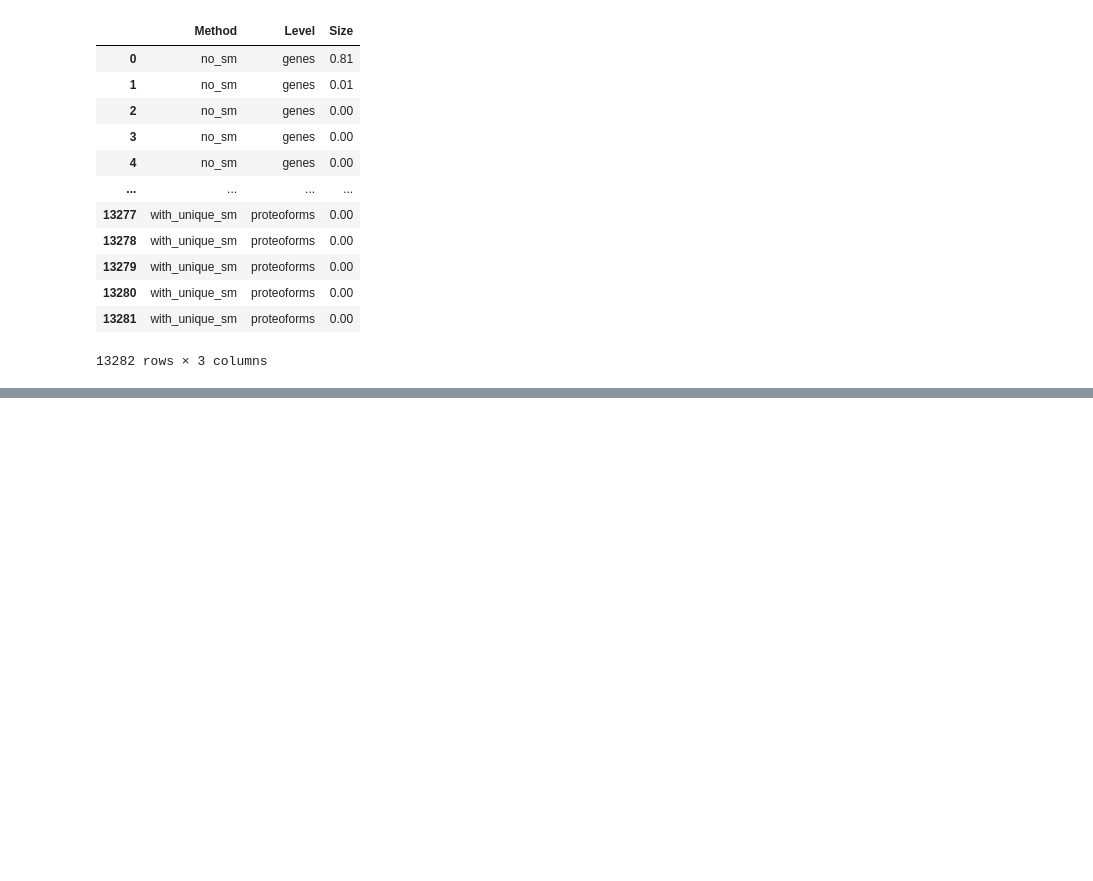
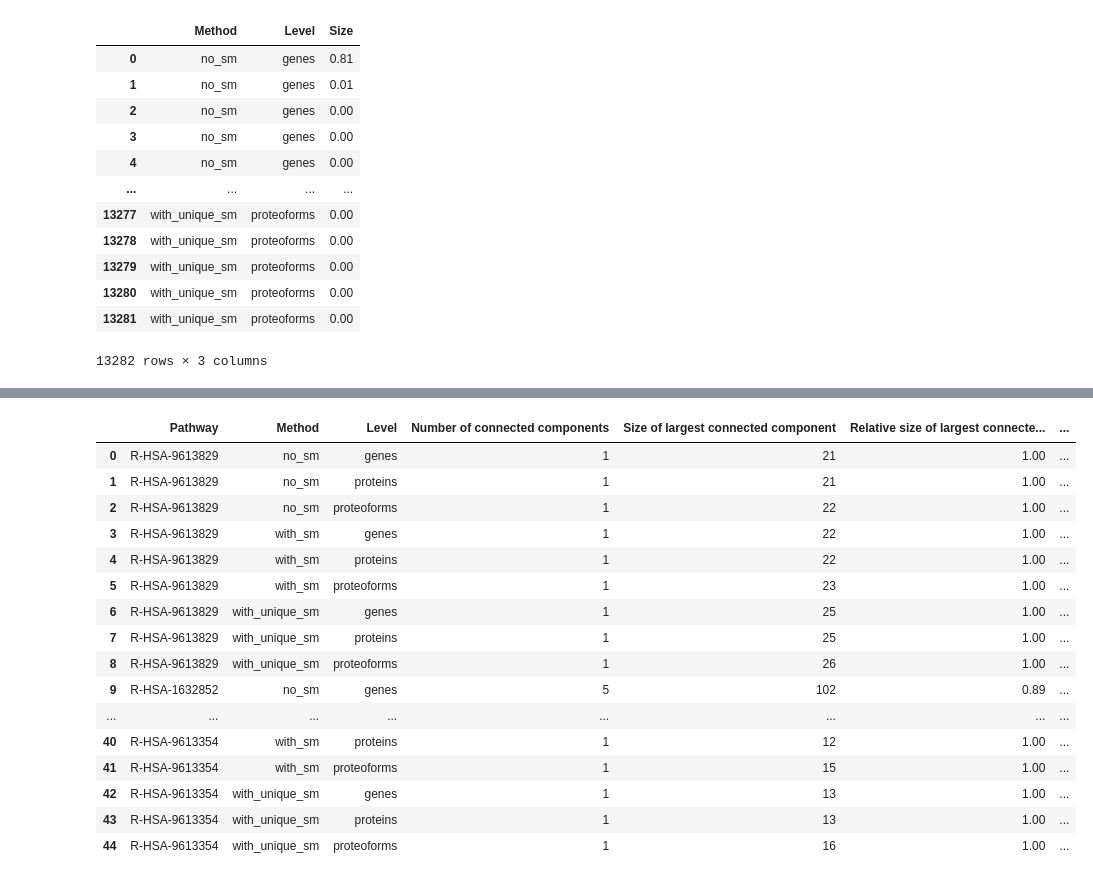
Before and after one commit to PathwayAnalysisPlatform/ProteoformNetworks, a Jupyter notebook: src/Python/analysis_3_connectedness.ipynb, the cells around one changed output, grey strips where cells are left out. Drawn from its saved outputs; the diff is of its cells as text; code cells hidden in the pictures; blank space fills up the shorter version.

Commit message:
Calculates values of connected components for all pathways

```diff
--- a/src/Python/analysis_3_connectedness.ipynb
+++ b/src/Python/analysis_3_connectedness.ipynb
@@ -24,16 +31,3 @@ config.set_root_wd()
 Working directory: c:\git\pathwayanalysisplatform\proteoformnetworks
 # %%
 interactomes = get_interactomes(GRAPHS_PATH)
-# %%
-import itertools
-
-def getTuples(i):
-    sizes = [len(c) for c in sorted(nx.connected_components(i), key=len, reverse=True)]
-    d = [(i.graph["method"], i.graph["level"], s) for s in sizes]
-    return d
-
-tuples = [getTuples(i) for i in interactomes]
-data = list(itertools.chain.from_iterable(tuples))
-data
-df_cc = pd.DataFrame(data, columns=['Method', 'Level', 'Size'])
-df_cc
@@ -101,0 +119,40 @@ g.add_legend()
+# %%
+from pathlib import Path
+from config import METHODS, PATHWAY_GRAPHS_PATH
+from config import LEVELS
+from lib.networks import get_json_filename, create_pathway_interaction_network, read_graph
+from lib.graph_database_access import get_pathways
+
+def get_pathway_tuples(pathway, pathway_graph):
+    return (pathway, *getTuples(pathway_graph))
+
+data_pathways = []
+for pathway in get_pathways()["stId"][0:5]:
+    for method in METHODS:
+        for level in LEVELS:
+            filename = get_json_filename(level, method, PATHWAY_GRAPHS_PATH, pathway)
+            if not Path(filename).exists():
+                create_pathway_interaction_network(pathway, level, method, PATHWAY_GRAPHS_PATH)
+            G = read_graph(filename)
+            data_pathways.append(get_pathway_tuples(pathway, G))
+
+df_pathways = pd.DataFrame.from_records(data_pathways, columns=['Pathway',*columns])
+df_pathways
+# %% [output]
+|  | Pathway | Method | Level | Number of connected components | Size of largest connected component | Relative size of largest connecte... | ... |
+| 0 | R-HSA-9613829 | no_sm | genes | 1 | 21 | 1.00 | ... |
+| 1 | R-HSA-9613829 | no_sm | proteins | 1 | 21 | 1.00 | ... |
+| 2 | R-HSA-9613829 | no_sm | proteoforms | 1 | 22 | 1.00 | ... |
+| 3 | R-HSA-9613829 | with_sm | genes | 1 | 22 | 1.00 | ... |
+| 4 | R-HSA-9613829 | with_sm | proteins | 1 | 22 | 1.00 | ... |
+| 5 | R-HSA-9613829 | with_sm | proteoforms | 1 | 23 | 1.00 | ... |
+| 6 | R-HSA-9613829 | with_unique_sm | genes | 1 | 25 | 1.00 | ... |
+| 7 | R-HSA-9613829 | with_unique_sm | proteins | 1 | 25 | 1.00 | ... |
+| 8 | R-HSA-9613829 | with_unique_sm | proteoforms | 1 | 26 | 1.00 | ... |
+| 9 | R-HSA-1632852 | no_sm | genes | 5 | 102 | 0.89 | ... |
+| ... | ... | ... | ... | ... | ... | ... | ... |
+| 40 | R-HSA-9613354 | with_sm | proteins | 1 | 12 | 1.00 | ... |
+| 41 | R-HSA-9613354 | with_sm | proteoforms | 1 | 15 | 1.00 | ... |
+| 42 | R-HSA-9613354 | with_unique_sm | genes | 1 | 13 | 1.00 | ... |
+| 43 | R-HSA-9613354 | with_unique_sm | proteins | 1 | 13 | 1.00 | ... |
+| 44 | R-HSA-9613354 | with_unique_sm | proteoforms | 1 | 16 | 1.00 | ... |
```
Also changed, not shown: parts of 7 cells of this notebook, 1 other file.
